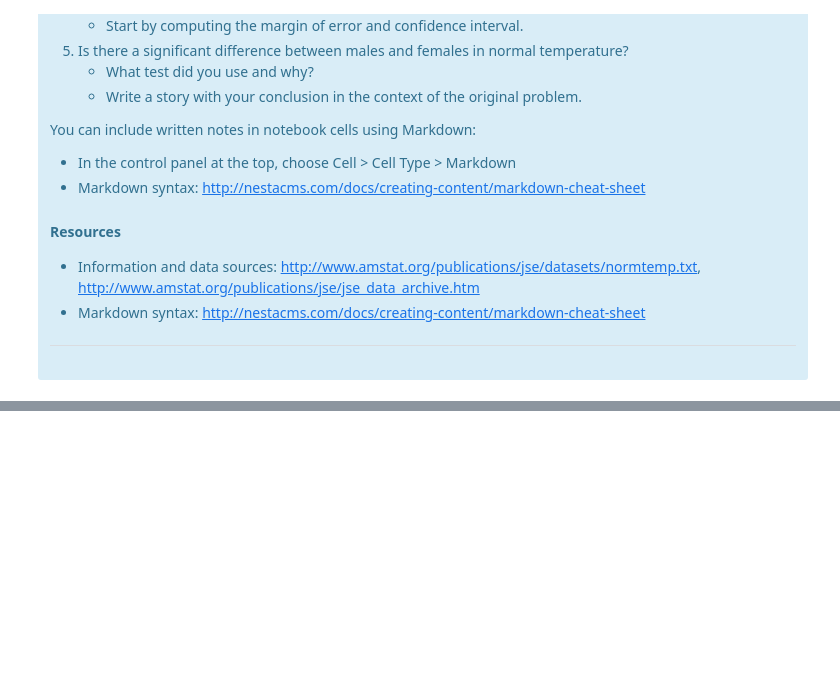
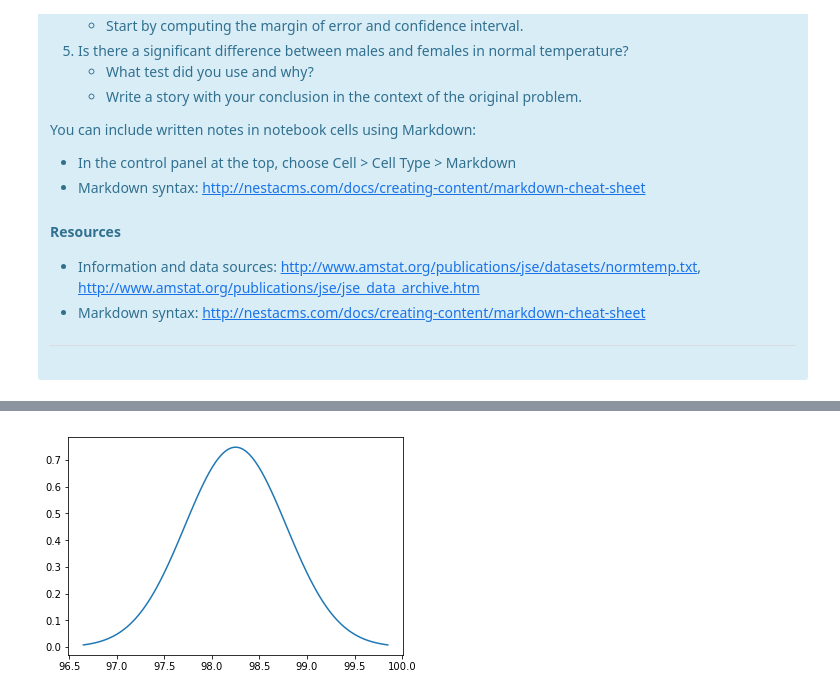
Before and after one commit to satishkvemula/springboard-datascience, a Jupyter notebook: ExploratoryDataAnalysis/human_temp/sliderule_dsi_inferential_statistics_exercise_1.ipynb, the cells around one changed output, grey strips where cells are left out. Drawn from its saved outputs; the diff is of its cells as text; code cells hidden in the pictures; blank space fills up the shorter version.

```diff
--- a/ExploratoryDataAnalysis/human_temp/sliderule_dsi_inferential_statistics_exercise_1.ipynb
+++ b/ExploratoryDataAnalysis/human_temp/sliderule_dsi_inferential_statistics_exercise_1.ipynb
@@ -148,0 +130,30 @@ array([[<matplotlib.axes._subplots.AxesSubplot object at 0x...>,
+# %%
+%matplotlib inline
+import matplotlib.pyplot as plt
+
+import numpy as np
+import matplotlib.mlab as mlab
+import math
+# df['temperature'].hist()
+# femaleData['temperature'].hist()
+# maleData['temperature'].hist()
+
+import numpy
+
+# print('Mean , SD ', df['temperature'].mean(), numpy.std(df['temperature'], axis=0))
+# print('Female Mean, SD ', femaleData['temperature'].mean(), numpy.std(femaleData['temperature'], axis=0))
+# print('Male Mean, SD ', maleData['temperature'].mean(), numpy.std(maleData['temperature'], axis=0))
+
+mu = df['temperature'].mean()
+std=numpy.std(df['temperature'], axis=0)
+sigma = std * std
+x = np.linspace(mu-3*sigma,mu+3*sigma, 100)
+plt.plot(x,mlab.normpdf(x, mu, sigma))
+
+
+# plt.plot(x, scipy.stats.norm(loc = mu, scale=std))
+
+
+plt.show()
+# %% [output]
+[figure, added]
```
Also changed, not shown: parts of 11 cells of this notebook, 12 other files.
